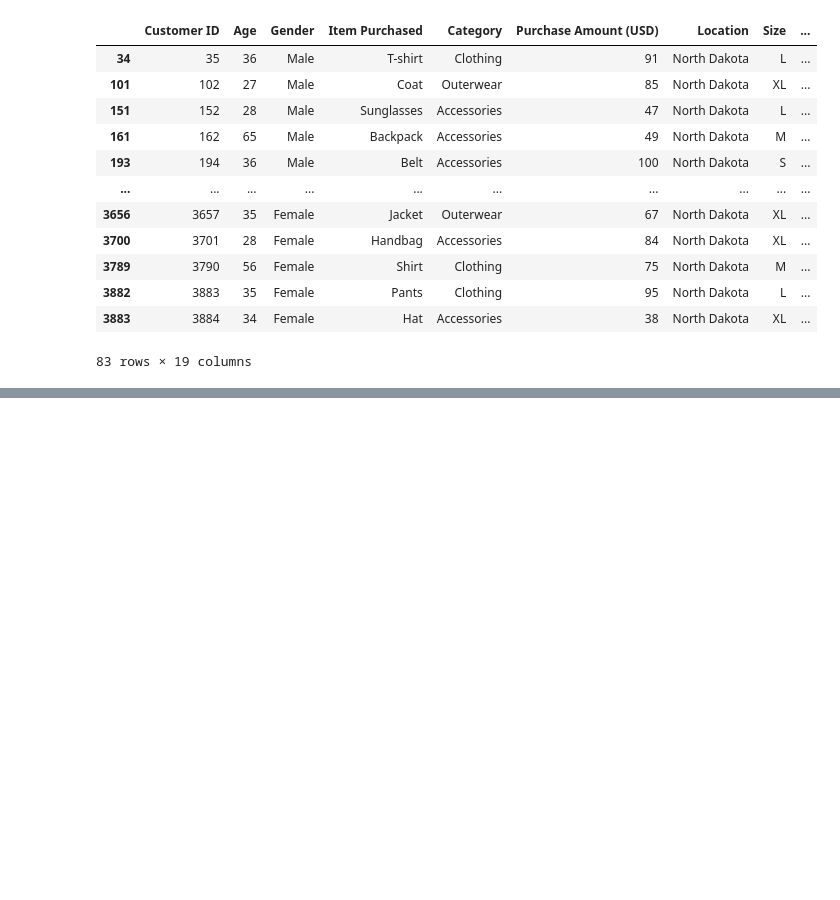
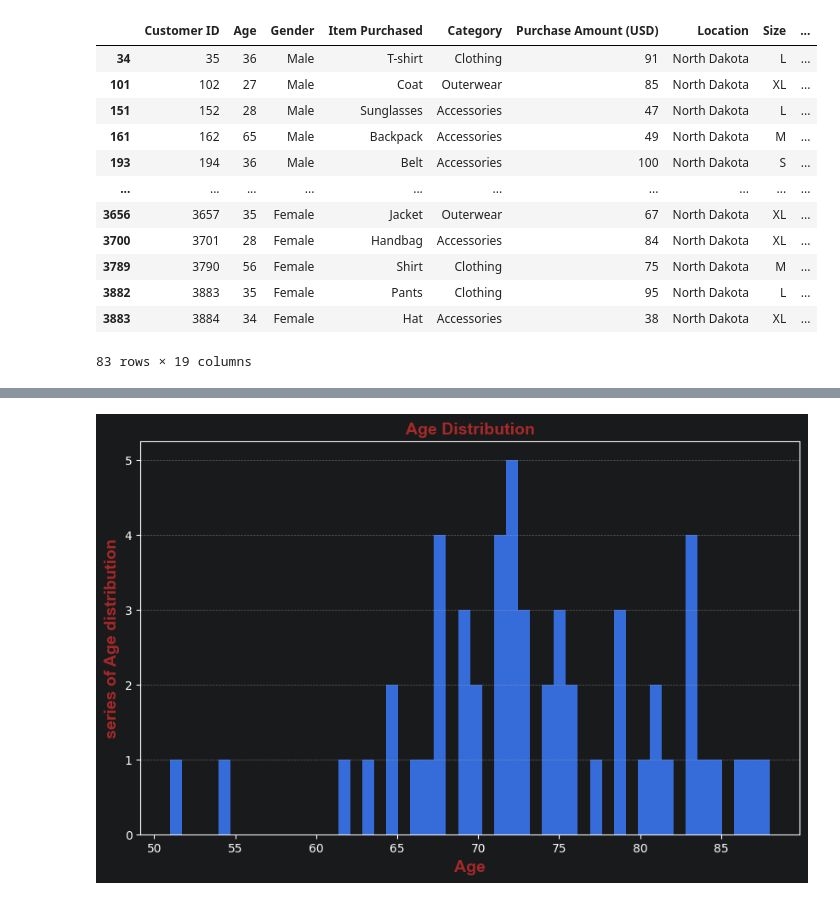
Before and after one commit to mdanushwaran/Shopping_trends_analytics, a Jupyter notebook: Shopping_trends_analytics.ipynb, the cells around one changed output, grey strips where cells are left out. Saved outputs shown, nothing was run; the diff lists cells and outputs as text; code cells hidden in the pictures; blank space fills up the shorter version.

```diff
--- a/Shopping_trends_analytics.ipynb
+++ b/Shopping_trends_analytics.ipynb
@@ -530,0 +746,12 @@ customer_location
+# %%
+Age_count = data['Age'].value_counts()
+
+plt.figure(figsize=(10,6))
+plt.hist(Age_count , bins = 50)
+plt.title("Age Distribution",** plotprops)
+plt.xlabel("Age", ** plotprops)
+plt.ylabel("series of Age distribution", **plotprops)
+plt.grid(axis='y', linestyle='--', alpha=0.5)
+plt.show()
+# %% [output]
+[figure, added]
```
Also changed, not shown: parts of 38 cells of this notebook.
